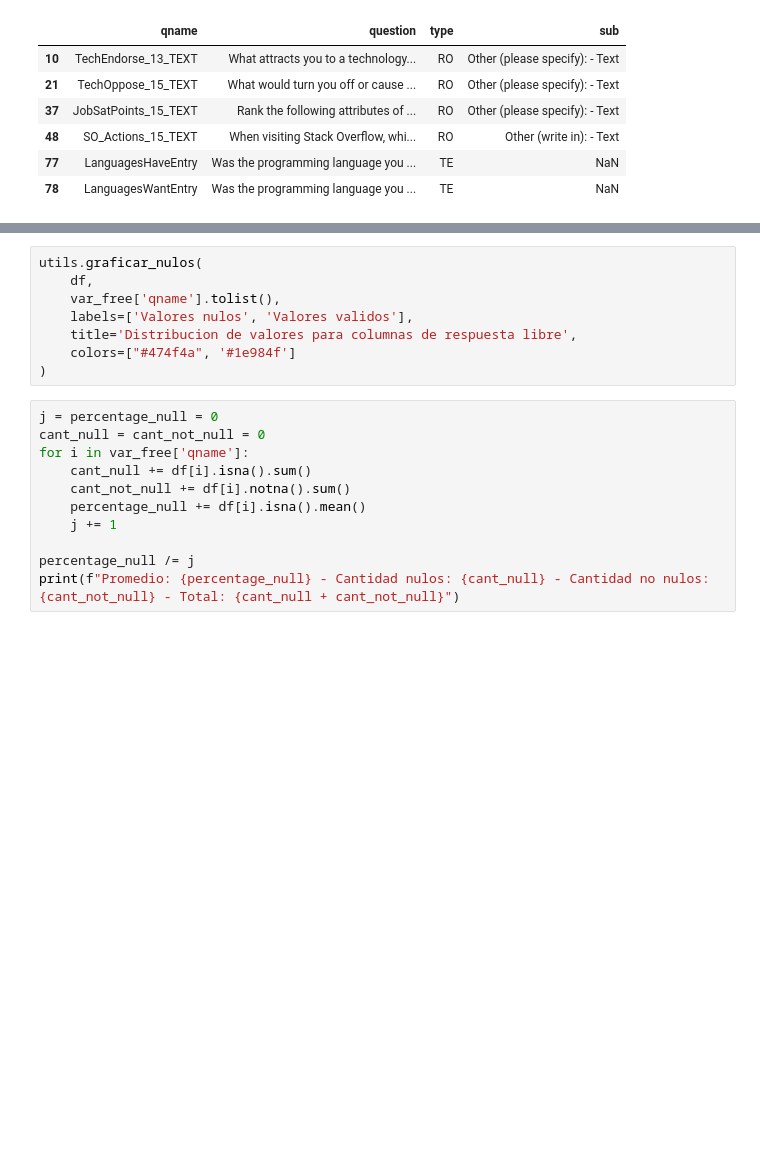
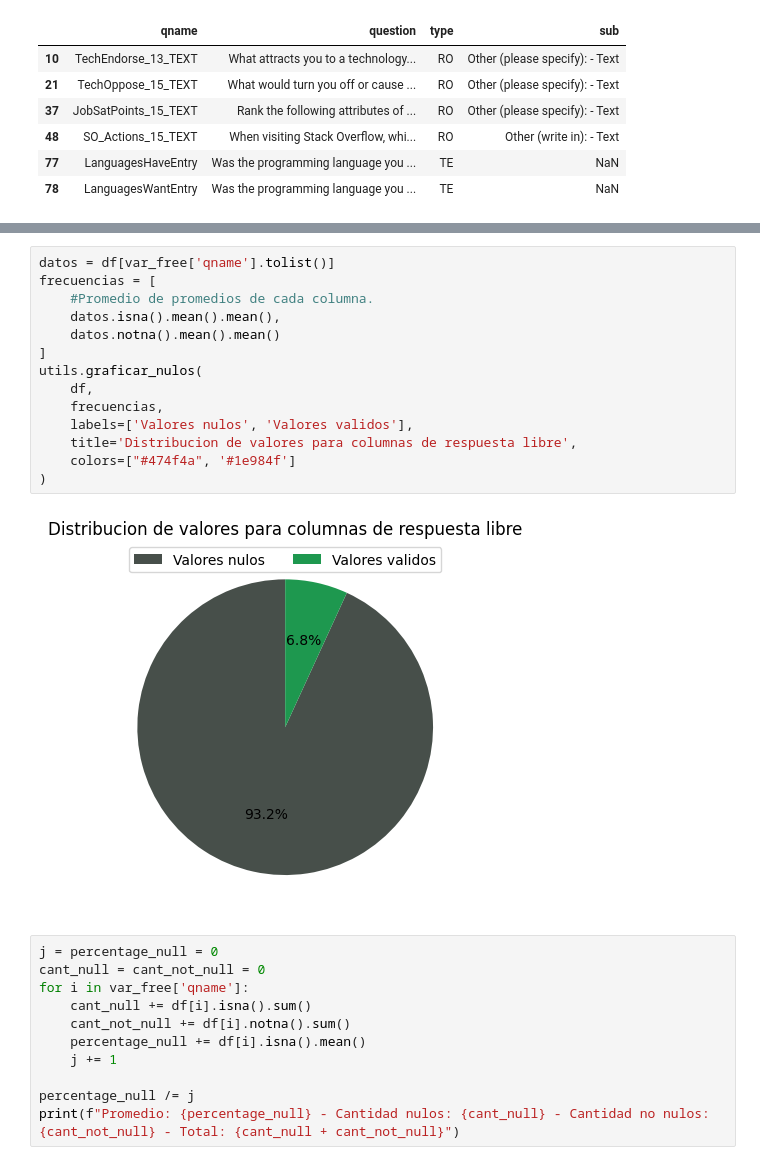
Before and after one commit to gonbenini/ciencia-datos-tpe, a Jupyter notebook: entregable.ipynb, the cells around one changed output, grey strips where cells are left out. Drawn from its saved outputs; the diff is of its cells as text; blank space fills up the shorter version.

```diff
--- a/entregable.ipynb
+++ b/entregable.ipynb
@@ -295,13 +295,21 @@ Ademas, realizamos un promedio de porcentajes de valores nulos entre todas las c
 
 ![image.png](attachment:image.png)
 # %%
+datos = df[var_free['qname'].tolist()]
+frecuencias = [
+    #Promedio de promedios de cada columna.
+    datos.isna().mean().mean(),
+    datos.notna().mean().mean()
+]
 utils.graficar_nulos(
     df,
-    var_free['qname'].tolist(),
+    frecuencias,
     labels=['Valores nulos', 'Valores validos'],
     title='Distribucion de valores para columnas de respuesta libre',
     colors=["#474f4a", '#1e984f']
 )
+# %% [output]
+[figure, added]
 # %%
 j = percentage_null = 0
 cant_null = cant_not_null = 0
```
Also changed, not shown: parts of 9 cells of this notebook, 1 other file.
